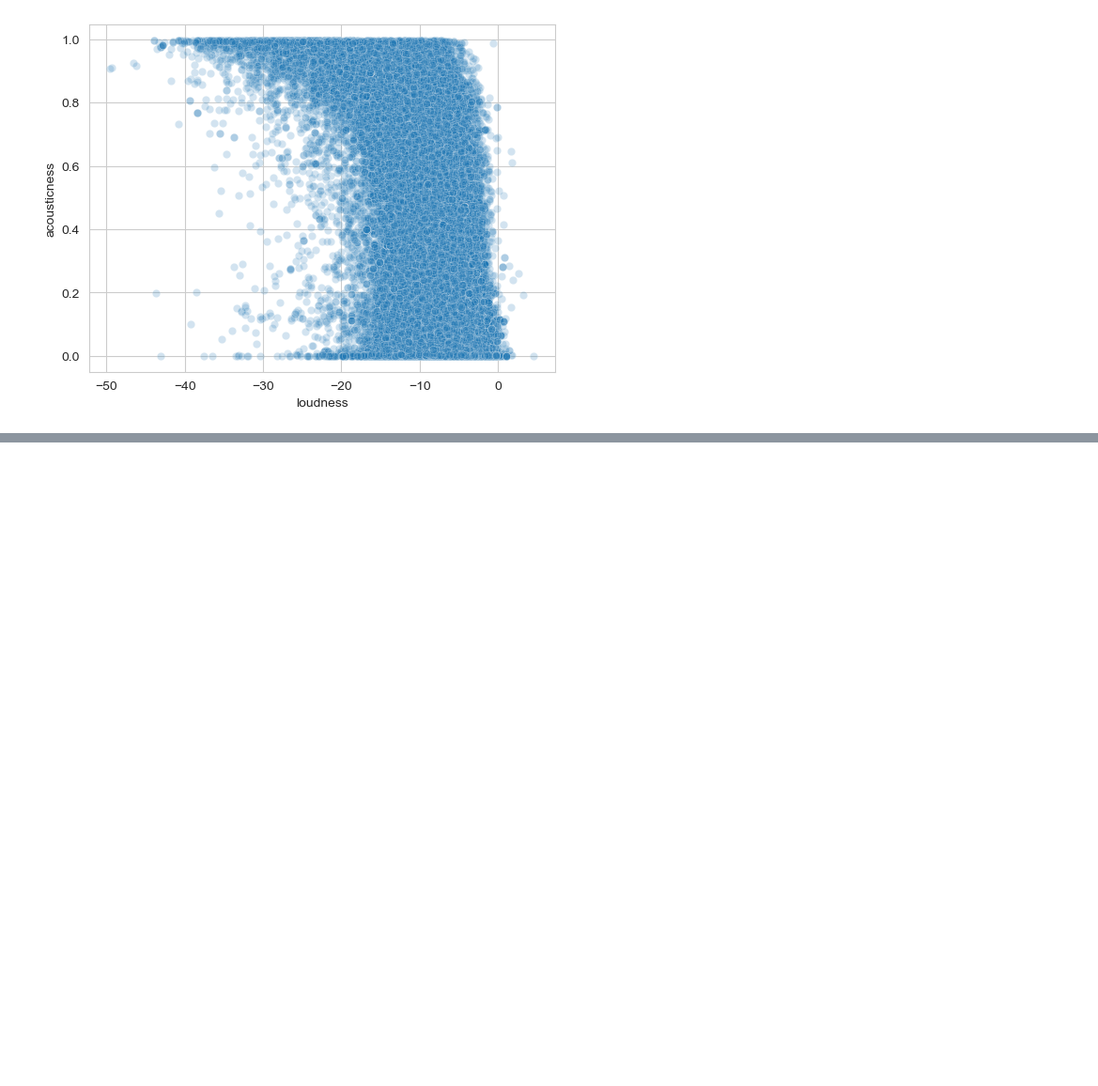
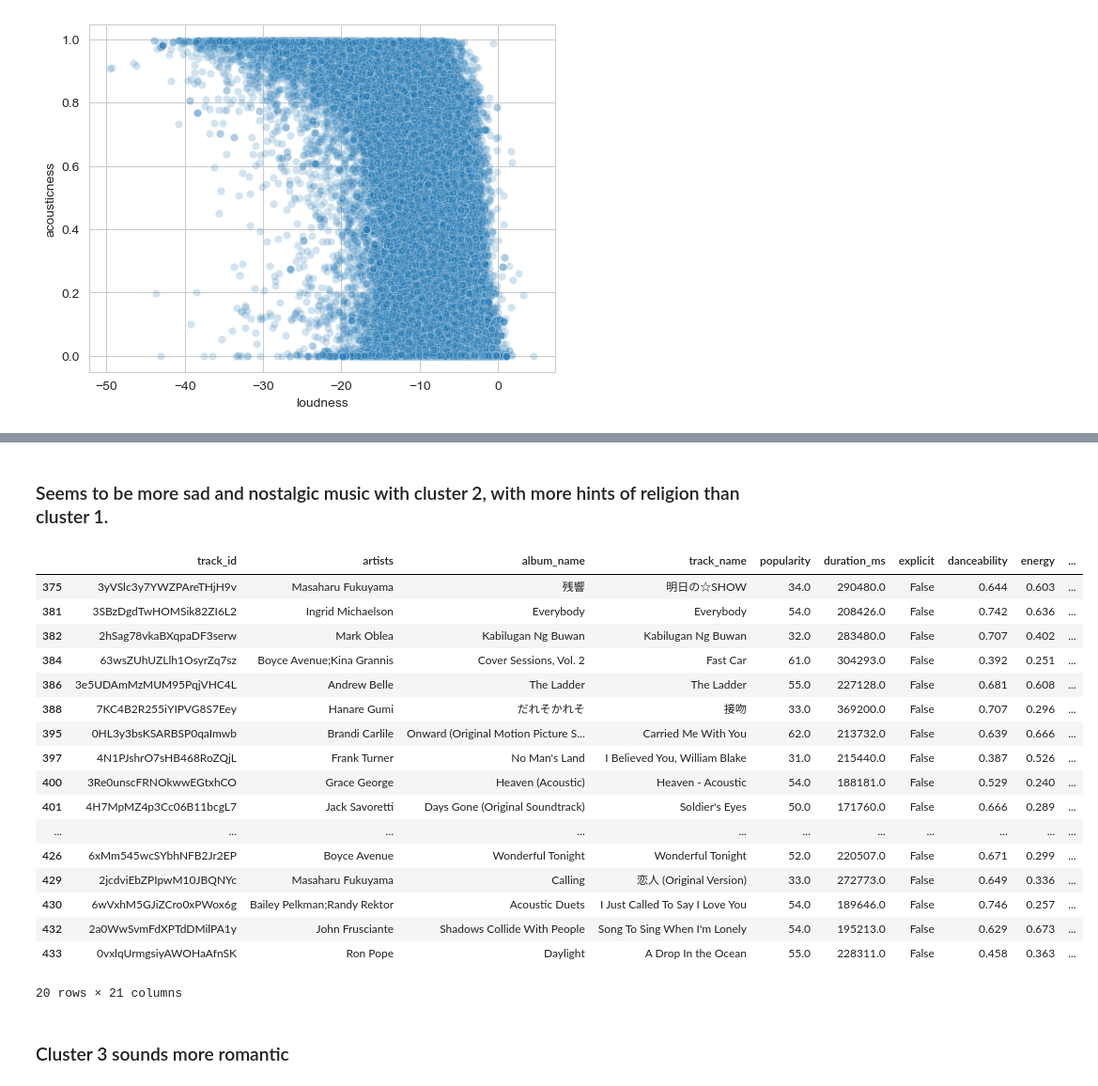
Before and after one commit to sahilalamgir/playlist-generator, a Jupyter notebook: main.ipynb, the cells around one changed output, grey strips where cells are left out. Shown at 94% size. Saved outputs shown, nothing was run; the diff lists cells and outputs as text; code cells hidden in the pictures; blank space fills up the shorter version.

Commit message:
Assign moods to different songs

```diff
--- a/main.ipynb
+++ b/main.ipynb
@@ -202,0 +224,4 @@ sns.scatterplot(data=df, x="loudness", y="acousticness", alpha=0.2)
+# %%
+kmc = KMeans(n_clusters=4)
+# %%
+kmc.fit(scaled_X)
@@ -202,0 +241,3 @@ sns.scatterplot(data=df, x="loudness", y="acousticness", alpha=0.2)
+# %%
+clusters = pd.DataFrame(kmc.labels_, columns=["cluster"])
+clusters.head()
@@ -202,0 +251,3 @@ sns.scatterplot(data=df, x="loudness", y="acousticness", alpha=0.2)
+# %%
+new_df = pd.concat([df, clusters], axis=1)
+new_df.head()
@@ -202,0 +329,25 @@ sns.scatterplot(data=df, x="loudness", y="acousticness", alpha=0.2)
+# %% [markdown]
+### Seems to be more sad and nostalgic music with cluster 2, with more hints of religion than cluster 1.
+# %%
+new_df[new_df["cluster"] == 3][130:150]
+# %% [output]
+|  | track_id | artists | album_name | track_name | popularity | duration_ms | explicit | danceability | energy | ... |
+| 375 | 3yVSlc3y7YWZPAreTHjH9v | Masaharu Fukuyama | 残響 | 明日の☆SHOW | 34.0 | 290480.0 | False | 0.644 | 0.603 | ... |
+| 381 | 3SBzDgdTwHOMSik82ZI6L2 | Ingrid Michaelson | Everybody | Everybody | 54.0 | 208426.0 | False | 0.742 | 0.636 | ... |
+| 382 | 2hSag78vkaBXqpaDF3serw | Mark Oblea | Kabilugan Ng Buwan | Kabilugan Ng Buwan | 32.0 | 283480.0 | False | 0.707 | 0.402 | ... |
+| 384 | 63wsZUhUZLlh1OsyrZq7sz | Boyce Avenue;Kina Grannis | Cover Sessions, Vol. 2 | Fast Car | 61.0 | 304293.0 | False | 0.392 | 0.251 | ... |
+| 386 | 3e5UDAmMzMUM95PqjVHC4L | Andrew Belle | The Ladder | The Ladder | 55.0 | 227128.0 | False | 0.681 | 0.608 | ... |
+| 388 | 7KC4B2R255iYIPVG8S7Eey | Hanare Gumi | だれそかれそ | 接吻 | 33.0 | 369200.0 | False | 0.707 | 0.296 | ... |
+| 395 | 0HL3y3bsKSARBSP0qaImwb | Brandi Carlile | Onward (Original Motion Picture S... | Carried Me With You | 62.0 | 213732.0 | False | 0.639 | 0.666 | ... |
+| 397 | 4N1PJshrO7sHB468RoZQjL | Frank Turner | No Man's Land | I Believed You, William Blake | 31.0 | 215440.0 | False | 0.387 | 0.526 | ... |
+| 400 | 3Re0unscFRNOkwwEGtxhCO | Grace George | Heaven (Acoustic) | Heaven - Acoustic | 54.0 | 188181.0 | False | 0.529 | 0.240 | ... |
+| 401 | 4H7MpMZ4p3Cc06B11bcgL7 | Jack Savoretti | Days Gone (Original Soundtrack) | Soldier's Eyes | 50.0 | 171760.0 | False | 0.666 | 0.289 | ... |
+| ... | ... | ... | ... | ... | ... | ... | ... | ... | ... | ... |
+| 426 | 6xMm545wcSYbhNFB2Jr2EP | Boyce Avenue | Wonderful Tonight | Wonderful Tonight | 52.0 | 220507.0 | False | 0.671 | 0.299 | ... |
+| 429 | 2jcdviEbZPIpwM10JBQNYc | Masaharu Fukuyama | Calling | 恋人 (Original Version) | 33.0 | 272773.0 | False | 0.649 | 0.336 | ... |
+| 430 | 6wVxhM5GJiZCro0xPWox6g | Bailey Pelkman;Randy Rektor | Acoustic Duets | I Just Called To Say I Love You | 54.0 | 189646.0 | False | 0.746 | 0.257 | ... |
+| 432 | 2a0WwSvmFdXPTdDMilPA1y | John Frusciante | Shadows Collide With People | Song To Sing When I'm Lonely | 54.0 | 195213.0 | False | 0.629 | 0.673 | ... |
+| 433 | 0vxlqUrmgsiyAWOHaAfnSK | Ron Pope | Daylight | A Drop In the Ocean | 55.0 | 228311.0 | False | 0.458 | 0.363 | ... |
+20 rows × 21 columns
+# %% [markdown]
+### Cluster 3 sounds more romantic
```
Also changed, not shown: parts of 19 cells of this notebook.
